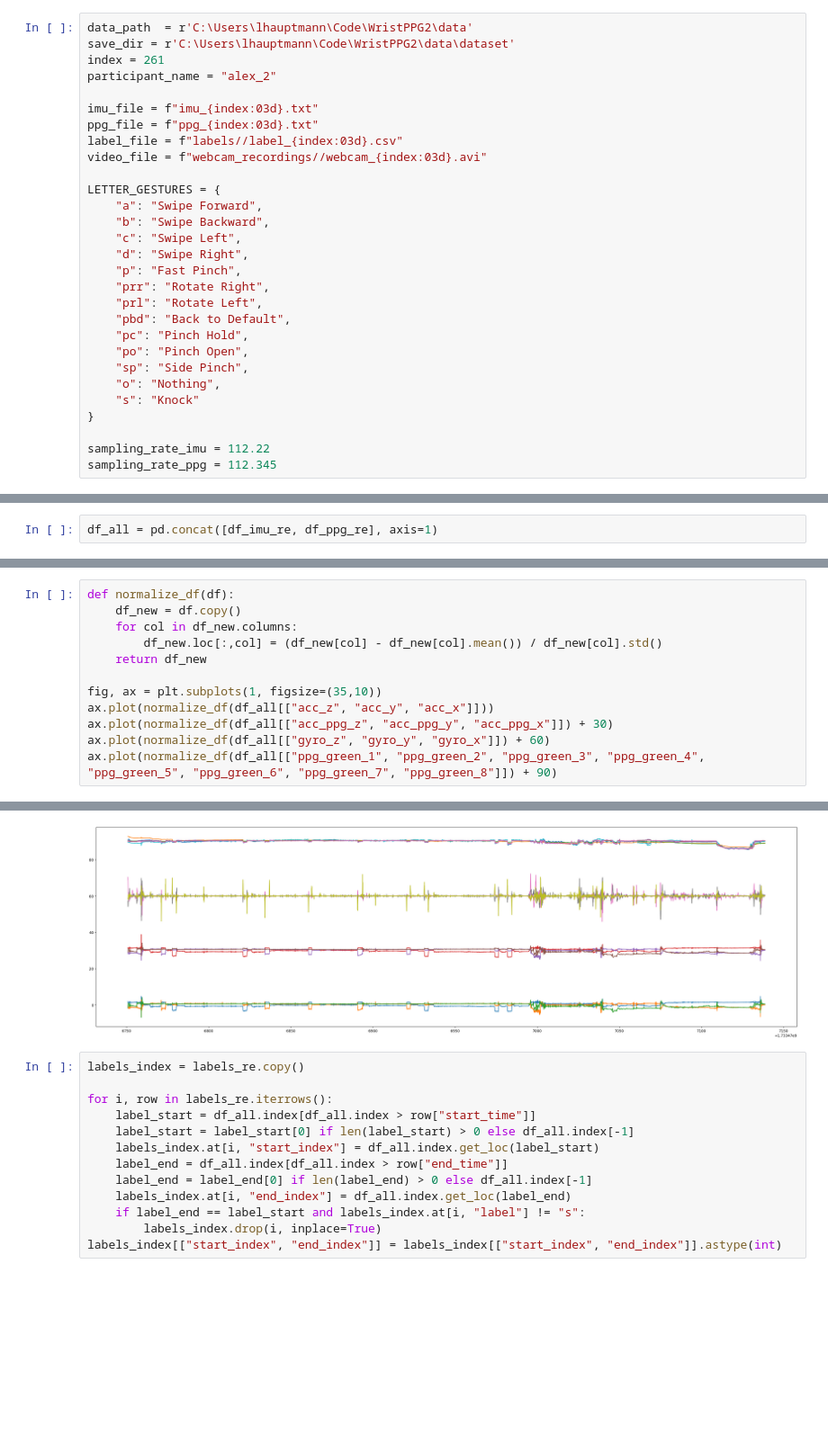
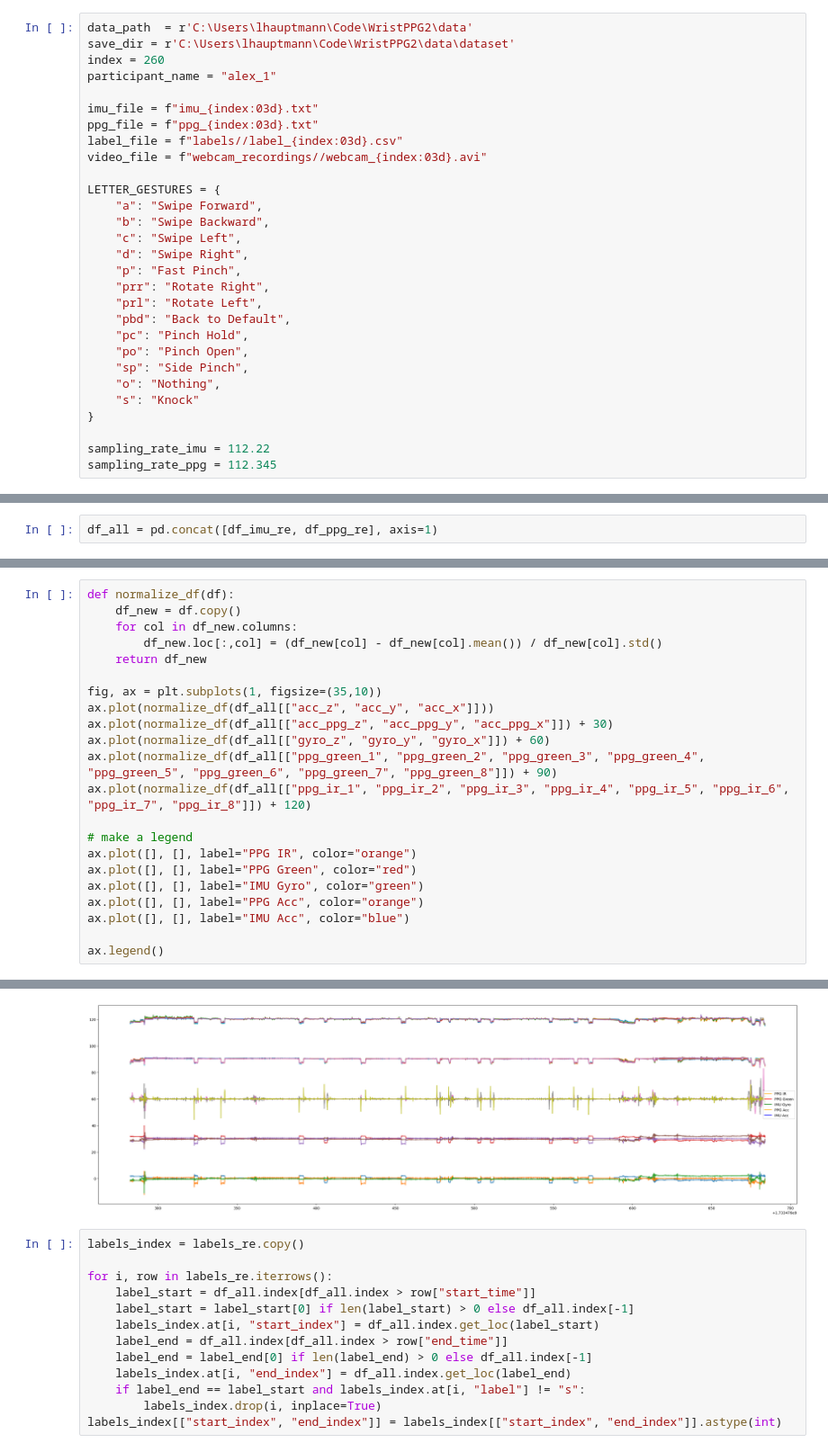
Before and after one commit to larshaupt/WristPPG, a Jupyter notebook: scripts/process_data.ipynb, the cells around one changed output, grey strips where cells are left out. Shown at 90% size. Saved outputs shown, nothing was run; the diff lists cells and outputs as text; blank space fills up the shorter version.

```diff
--- a/scripts/process_data.ipynb
+++ b/scripts/process_data.ipynb
@@ -10,8 +10,8 @@ from collections import defaultdict
 # %%
 data_path  = r'C:\Users\lhauptmann\Code\WristPPG2\data'
 save_dir = r'C:\Users\lhauptmann\Code\WristPPG2\data\dataset'
-index = 261
-participant_name = "alex_2"
+index = 260
+participant_name = "alex_1"
 
 imu_file = f"imu_{index:03d}.txt"
 ppg_file = f"ppg_{index:03d}.txt"
@@ -596,4 +589,14 @@ ax.plot(normalize_df(df_all[["acc_z", "acc_y", "acc_x"]]))
 ax.plot(normalize_df(df_all[["acc_ppg_z", "acc_ppg_y", "acc_ppg_x"]]) + 30)
 ax.plot(normalize_df(df_all[["gyro_z", "gyro_y", "gyro_x"]]) + 60)
 ax.plot(normalize_df(df_all[["ppg_green_1", "ppg_green_2", "ppg_green_3", "ppg_green_4", "ppg_green_5", "ppg_green_6", "ppg_green_7", "ppg_green_8"]]) + 90)
+ax.plot(normalize_df(df_all[["ppg_ir_1", "ppg_ir_2", "ppg_ir_3", "ppg_ir_4", "ppg_ir_5", "ppg_ir_6", "ppg_ir_7", "ppg_ir_8"]]) + 120)
+
+# make a legend
+ax.plot([], [], label="PPG IR", color="orange")
+ax.plot([], [], label="PPG Green", color="red")
+ax.plot([], [], label="IMU Gyro", color="green")
+ax.plot([], [], label="PPG Acc", color="orange")
+ax.plot([], [], label="IMU Acc", color="blue")
+
+ax.legend()
 # %% [output]
@@ -608,4 +604,4 @@ ax.plot(normalize_df(df_all[["ppg_green_1", "ppg_green_2", "ppg_green_3", "ppg_g
-[figure, old version]
+[figure, new version]
 # %%
 labels_index = labels_re.copy()
 
```
Also changed, not shown: parts of 24 cells of this notebook, 4 other files.
